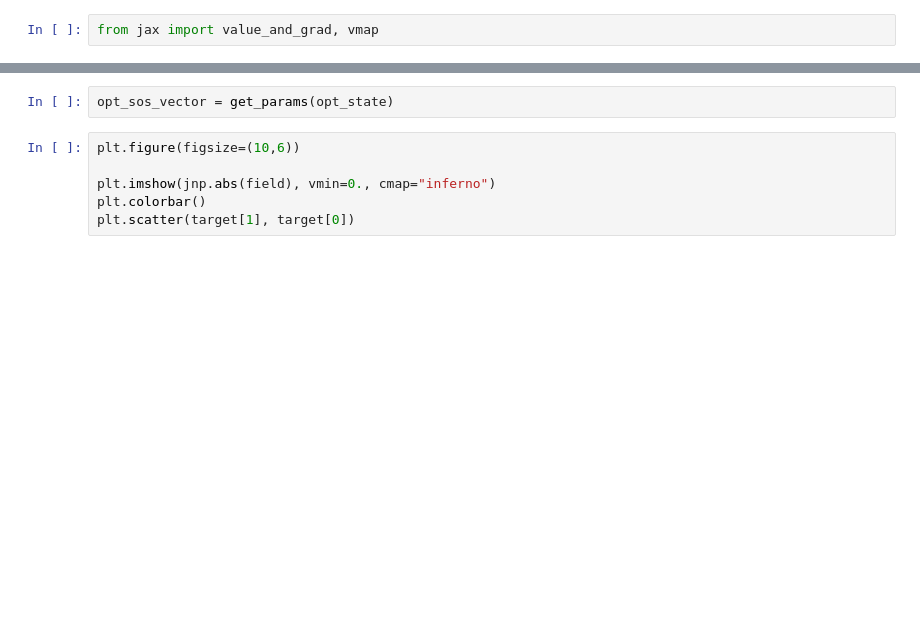
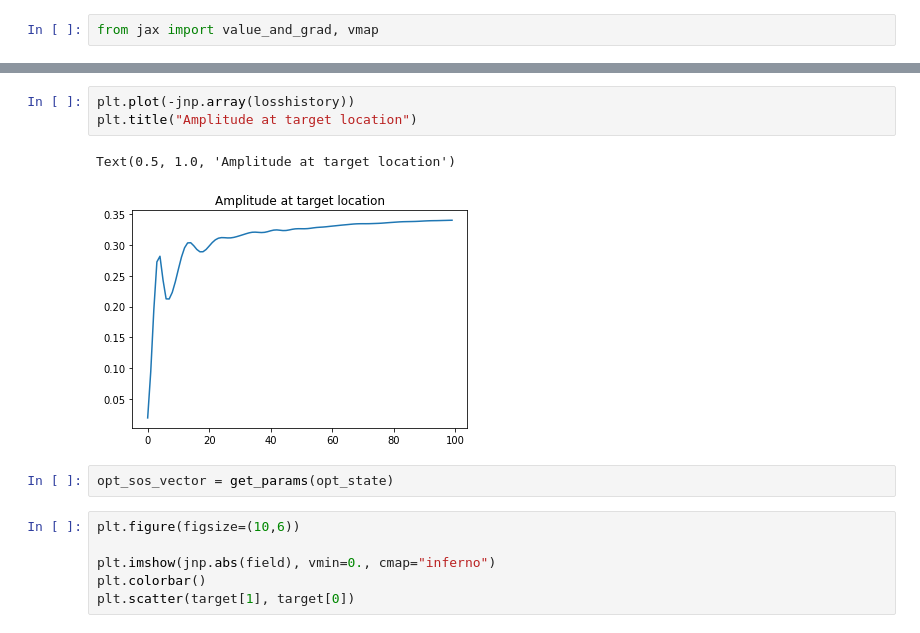
Before and after one commit to ucl-bug/jwave, a Jupyter notebook: docs/examples/helmholtz_solver_differentiable.ipynb, the cells around one changed output, grey strips where cells are left out. Saved outputs shown, nothing was run; the diff lists cells and outputs as text; blank space fills up the shorter version.

```diff
--- a/docs/examples/helmholtz_solver_differentiable.ipynb
+++ b/docs/examples/helmholtz_solver_differentiable.ipynb
@@ -345,3 +353,9 @@ KeyboardInterrupt:
+# %%
+plt.plot(-jnp.array(losshistory))
+plt.title("Amplitude at target location")
+# %% [output]
+Text(0.5, 1.0, 'Amplitude at target location')
+[figure, added]
 # %%
 opt_sos_vector = get_params(opt_state)
 # %%
```
Also changed, not shown: parts of 17 cells of this notebook, 17 other files.
